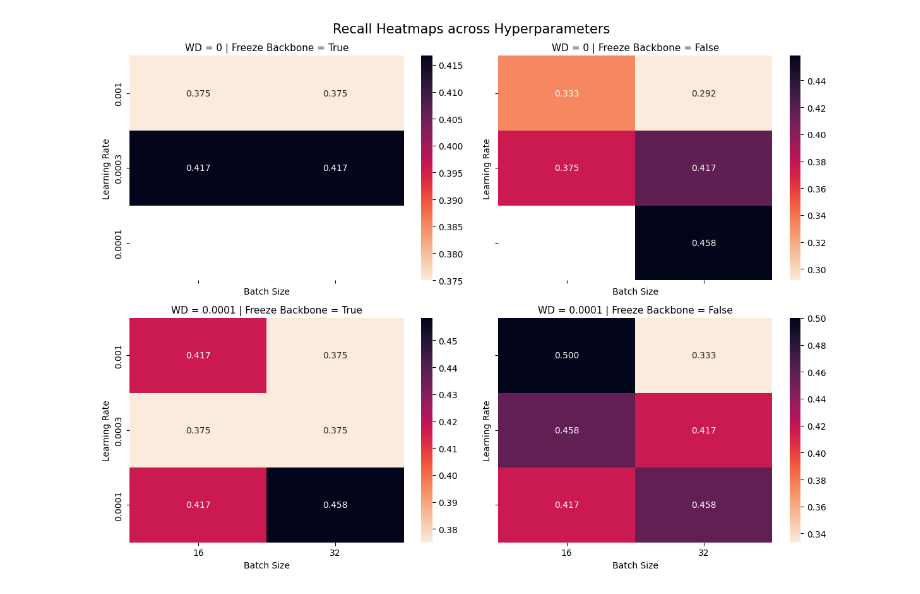
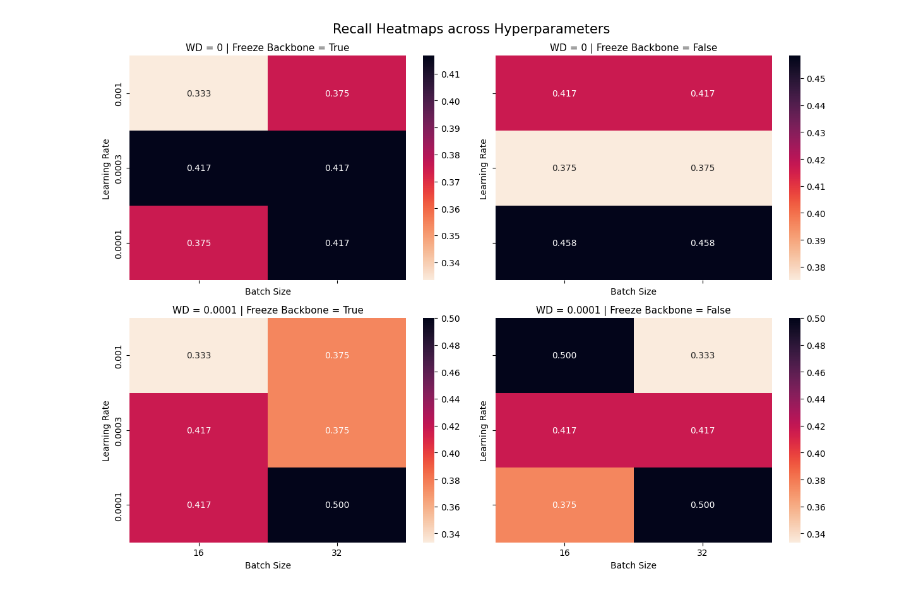
Before and after one commit to amritha2510/aml2026-group-14, a Jupyter notebook: models/cnn/cnn_visualistion.ipynb, the cells around one changed output. Saved outputs shown, nothing was run; the diff lists cells and outputs as text; code cells hidden in the pictures.

```diff
--- a/models/cnn/cnn_visualistion.ipynb
+++ b/models/cnn/cnn_visualistion.ipynb
@@ -64,28 +48,5 @@ plt.show()
 # %%
-hyperparameters_and_recall = [
-    {'learning_rate': 0.001, 'weight_decay': 0, 'batch_size': 16, 'freeze_backbone': True, 'recall': 0.3750},
-    {'learning_rate': 0.001, 'weight_decay': 0, 'batch_size': 16, 'freeze_backbone': False, 'recall': 0.3333},
-    {'learning_rate': 0.001, 'weight_decay': 0, 'batch_size': 32, 'freeze_backbone': True, 'recall': 0.3750},
-    {'learning_rate': 0.001, 'weight_decay': 0, 'batch_size': 32, 'freeze_backbone': False, 'recall': 0.2917},
-    {'learning_rate': 0.001, 'weight_decay': 0.0001, 'batch_size': 16, 'freeze_backbone': True, 'recall': 0.4167},
-    {'learning_rate': 0.001, 'weight_decay': 0.0001, 'batch_size': 16, 'freeze_backbone': False, 'recall': 0.5000},
-    {'learning_rate': 0.001, 'weight_decay': 0.0001, 'batch_size': 32, 'freeze_backbone': True, 'recall': 0.3750},
-    {'learning_rate': 0.001, 'weight_decay': 0.0001, 'batch_size': 32, 'freeze_backbone': False, 'recall': 0.3333},
-    {'learning_rate': 0.0003, 'weight_decay': 0, 'batch_size': 16, 'freeze_backbone': True, 'recall': 0.4167},
-    {'learning_rate': 0.0003, 'weight_decay': 0, 'batch_size': 16, 'freeze_backbone': False, 'recall': 0.3750},
-    {'learning_rate': 0.0003, 'weight_decay': 0, 'batch_size': 32, 'freeze_backbone': True, 'recall': 0.4167},
-    {'learning_rate': 0.0003, 'weight_decay': 0, 'batch_size': 32, 'freeze_backbone': False, 'recall': 0.4167},
-    {'learning_rate': 0.0003, 'weight_decay': 0.0001, 'batch_size': 16, 'freeze_backbone': True, 'recall': 0.3750},
-    {'learning_rate': 0.0003, 'weight_decay': 0.0001, 'batch_size': 16, 'freeze_backbone': False, 'recall': 0.4583},
-    {'learning_rate': 0.0003, 'weight_decay': 0.0001, 'batch_size': 32, 'freeze_backbone': True, 'recall': 0.3750},
-    {'learning_rate': 0.0003, 'weight_decay': 0.0001, 'batch_size': 32, 'freeze_backbone': False, 'recall': 0.4167},
-    {'learning_rate': 0.0001, 'weight_decay': 0, 'batch_size': 32, 'freeze_backbone': False, 'recall': 0.4583},
-    {'learning_rate': 0.0001, 'weight_decay': 0.0001, 'batch_size': 16, 'freeze_backbone': True, 'recall': 0.4167},
-    {'learning_rate': 0.0001, 'weight_decay': 0.0001, 'batch_size': 16, 'freeze_backbone': False, 'recall': 0.4167},
-    {'learning_rate': 0.0001, 'weight_decay': 0.0001, 'batch_size': 32, 'freeze_backbone': True, 'recall': 0.4583},
-    {'learning_rate': 0.0001, 'weight_decay': 0.0001, 'batch_size': 32, 'freeze_backbone': False, 'recall': 0.4583}
-]
-df = pd.DataFrame(hyperparameters_and_recall)
+df = pd.read_csv("./cnn_model_selection.csv")
 # %%
 fig, axes = plt.subplots(2, 2, figsize=(12, 9), sharex=True, sharey=True)
 
@@ -94,32 +55,32 @@ plot_configs = [
     {"weight_decay": 0,      "freeze_backbone": False, "ax": axes[0, 1]},
     {"weight_decay": 0.0001, "freeze_backbone": True,  "ax": axes[1, 0]},
     {"weight_decay": 0.0001, "freeze_backbone": False, "ax": axes[1, 1]}
 ]
 
 for config in plot_configs:
     wd = config["weight_decay"]
     freeze = config["freeze_backbone"]
     ax = config["ax"]
 
     subset = df[(df["weight_decay"] == wd) & (df["freeze_backbone"] == freeze)]
 
     pivot = subset.pivot_table(
-        values="recall",
+        values="val_macro_recall",
         index="learning_rate",
         columns="batch_size"
     )
 
     pivot = pivot.sort_index(ascending=False)
 
     sns.heatmap(pivot, annot=True, fmt=".3f", cmap="rocket_r", ax=ax)
 
     ax.set_title(f"WD = {wd} | Freeze Backbone = {freeze}", fontsize=11)
     ax.set_ylabel("Learning Rate")
     ax.set_xlabel("Batch Size")
 
 plt.suptitle("Recall Heatmaps across Hyperparameters", fontsize=15, y=0.98)
 
 plt.tight_layout()
 plt.show()
 # %% [output]
-[figure, old version]
+[figure, new version]
```
Also changed, not shown: parts of 3 cells of this notebook, 2 other files.
